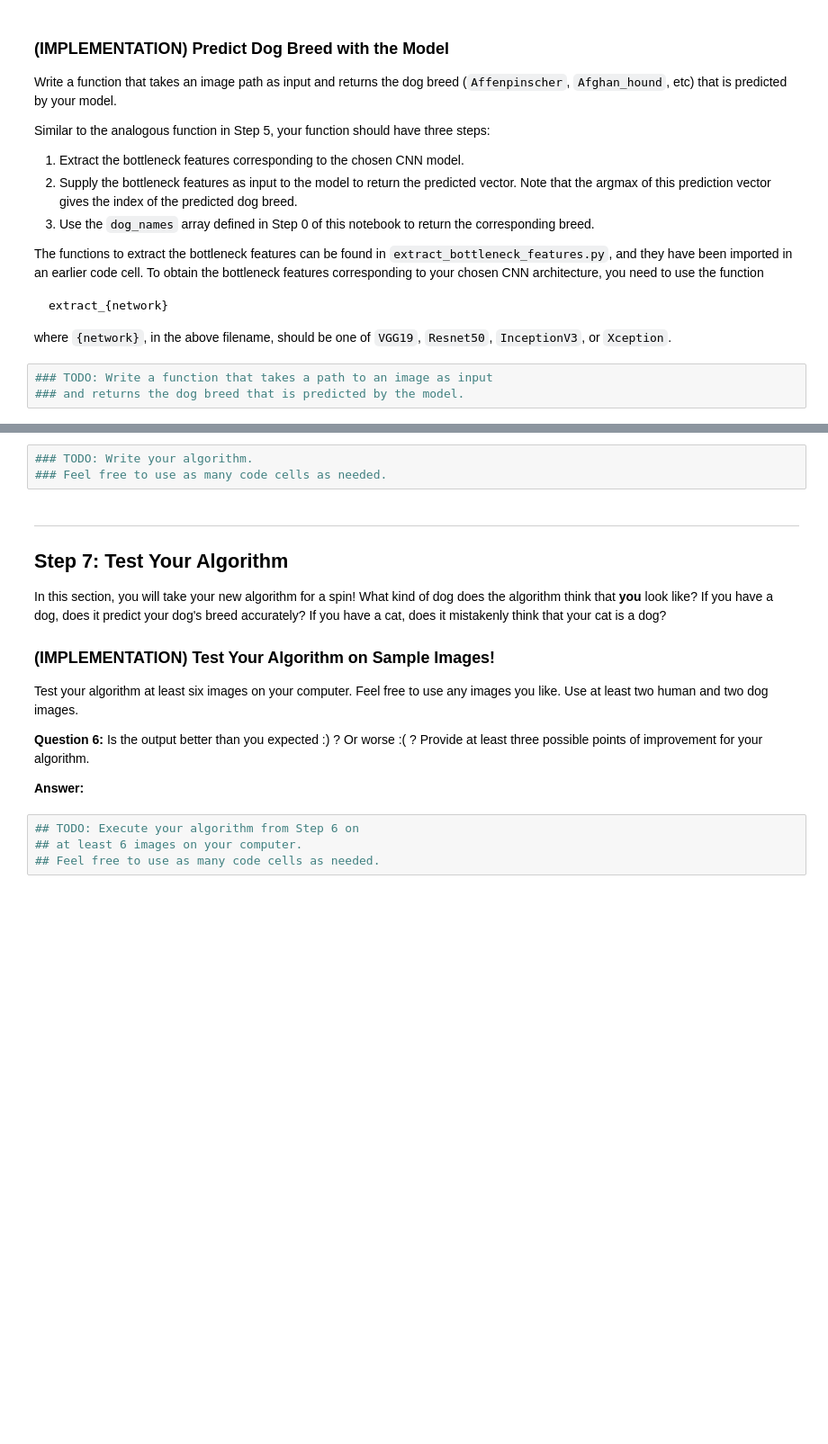
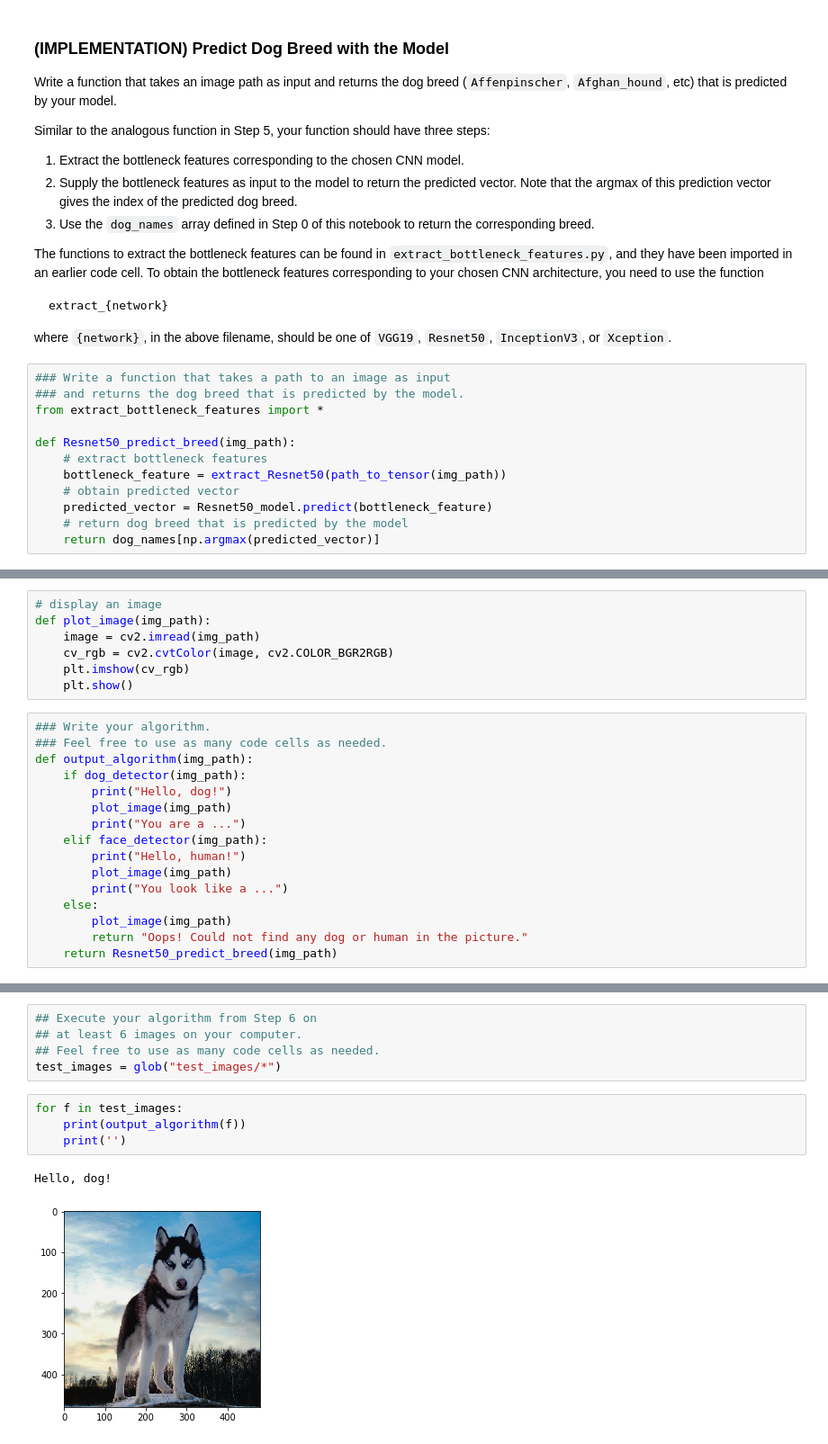
Before and after one commit to smirnovartem/dog-project, a Jupyter notebook: dog_app.ipynb, the cells around one changed output, grey strips where cells are left out. Shown at 90% size. Drawn from its saved outputs; the diff is of its cells as text; blank space fills up the shorter version.

Commit message:
Added CNN implementations, answered the questions

```diff
--- a/dog_app.ipynb
+++ b/dog_app.ipynb
@@ -563,8 +677,17 @@ The functions to extract the bottleneck features can be found in `extract_bottle
 
 where `{network}`, in the above filename, should be one of `VGG19`, `Resnet50`, `InceptionV3`, or `Xception`.
 # %%
-### TODO: Write a function that takes a path to an image as input
+### Write a function that takes a path to an image as input
 ### and returns the dog breed that is predicted by the model.
+from extract_bottleneck_features import *
+
+def Resnet50_predict_breed(img_path):
+    # extract bottleneck features
+    bottleneck_feature = extract_Resnet50(path_to_tensor(img_path))
+    # obtain predicted vector
+    predicted_vector = Resnet50_model.predict(bottleneck_feature)
+    # return dog breed that is predicted by the model
+    return dog_names[np.argmax(predicted_vector)]
 # %% [markdown]
 ---
 <a id='step6'></a>
@@ -583,3 +706,26 @@ Some sample output for our algorithm is provided below, but feel free to design
 
 
 ### (IMPLEMENTATION) Write your Algorithm
+# %%
+# display an image
+def plot_image(img_path):
+    image = cv2.imread(img_path)
+    cv_rgb = cv2.cvtColor(image, cv2.COLOR_BGR2RGB)
+    plt.imshow(cv_rgb)
+    plt.show()
+# %%
+### Write your algorithm.
+### Feel free to use as many code cells as needed.
+def output_algorithm(img_path):
+    if dog_detector(img_path):
+        print("Hello, dog!")
+        plot_image(img_path)
+        print("You are a ...")
+    elif face_detector(img_path):
+        print("Hello, human!")
+        plot_image(img_path)
+        print("You look like a ...")
+    else:
+        plot_image(img_path)
+        return "Oops! Could not find any dog or human in the picture."
+    return Resnet50_predict_breed(img_path)
@@ -586,21 +751,12 @@ Some sample output for our algorithm is provided below, but feel free to design
 # %%
-### TODO: Write your algorithm.
-### Feel free to use as many code cells as needed.
+## Execute your algorithm from Step 6 on
+## at least 6 images on your computer.
+## Feel free to use as many code cells as needed.
+test_images = glob("test_images/*")
-# %% [markdown]
----
-<a id='step7'></a>
-## Step 7: Test Your Algorithm
-
-In this section, you will take your new algorithm for a spin!  What kind of dog does the algorithm think that __you__ look like?  If you have a dog, does it predict your dog's breed accurately?  If you have a cat, does it mistakenly think that your cat is a dog?
-
-### (IMPLEMENTATION) Test Your Algorithm on Sample Images!
-
-Test your algorithm at least six images on your computer.  Feel free to use any images you like.  Use at least two human and two dog images.
-
-__Question 6:__ Is the output better than you expected :) ?  Or worse :( ?  Provide at least three possible points of improvement for your algorithm.
-
-__Answer:__
-# %%
-## TODO: Execute your algorithm from Step 6 on
-## at least 6 images on your computer.
-## Feel free to use as many code cells as needed.
+# %%
+for f in test_images:
+    print(output_algorithm(f))
+    print('')
+# %% [output]
+Hello, dog!
+[figure, added]
```
Also changed, not shown: parts of 25 cells of this notebook, 11 other files.
